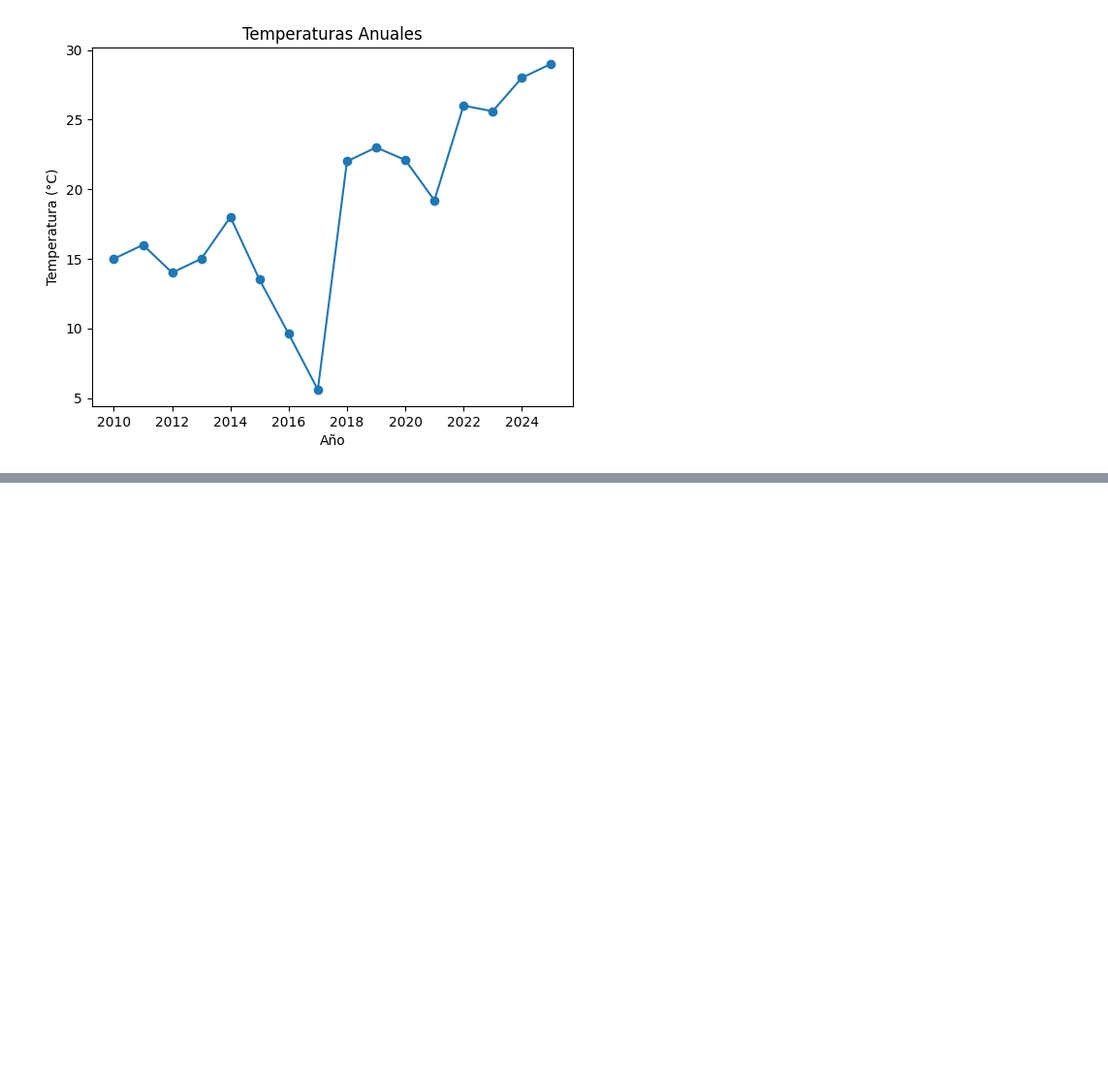
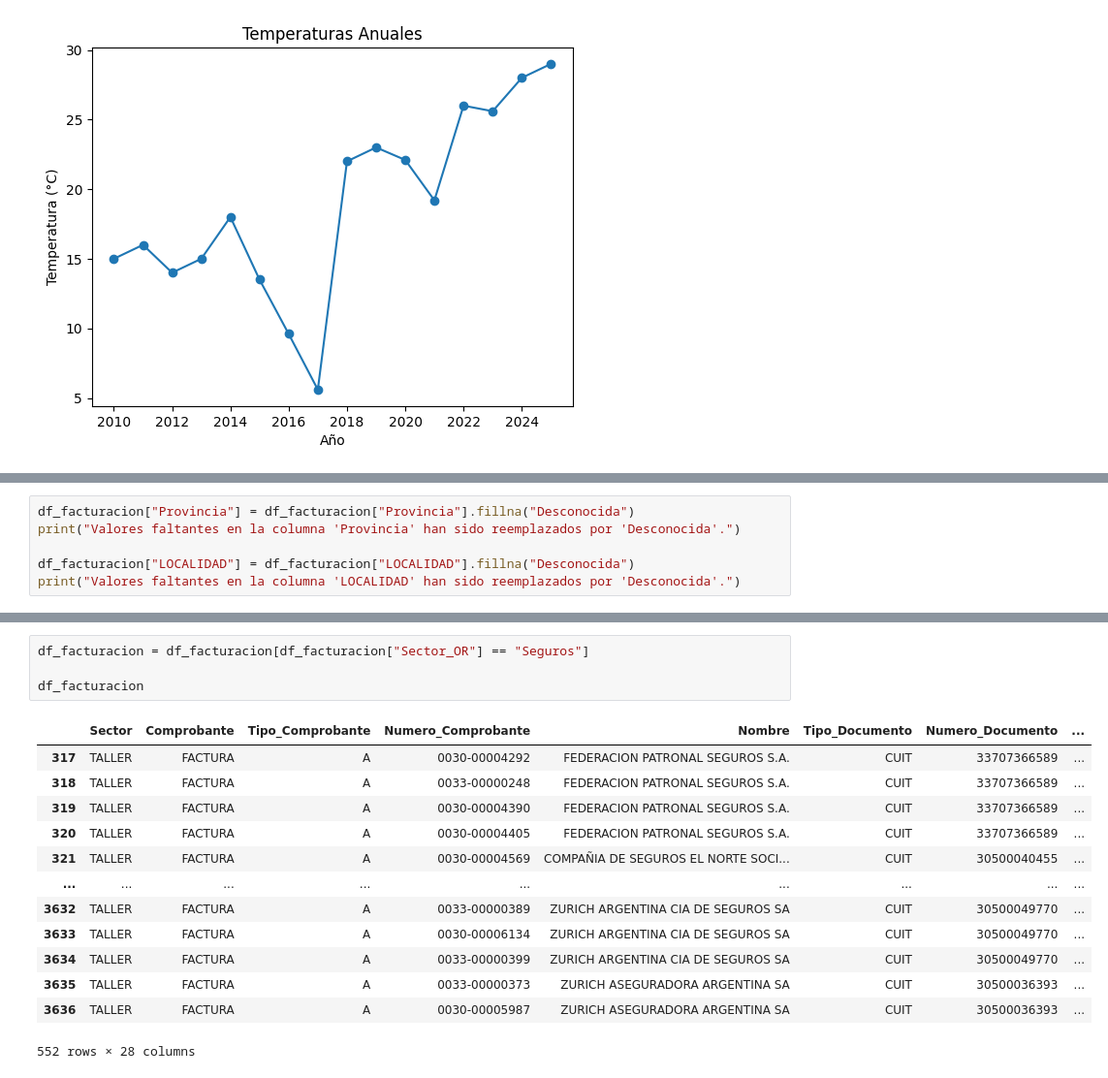
Before and after one commit to epere18/Teclab, a Jupyter notebook: Procesamiento_de_datos/Modulo_4/Practica_pd.ipynb, the cells around one changed output, grey strips where cells are left out. Shown at 97% size. Drawn from its saved outputs; the diff is of its cells as text; blank space fills up the shorter version.

```diff
--- a/Procesamiento_de_datos/Modulo_4/Practica_pd.ipynb
+++ b/Procesamiento_de_datos/Modulo_4/Practica_pd.ipynb
@@ -336,0 +436,6 @@ dtype: float64
+# %%
+df_facturacion["Provincia"] = df_facturacion["Provincia"].fillna("Desconocida")
+print("Valores faltantes en la columna 'Provincia' han sido reemplazados por 'Desconocida'.")
+
+df_facturacion["LOCALIDAD"] = df_facturacion["LOCALIDAD"].fillna("Desconocida")
+print("Valores faltantes en la columna 'LOCALIDAD' han sido reemplazados por 'Desconocida'.")
@@ -336,0 +493,18 @@ dtype: float64
+# %%
+df_facturacion = df_facturacion[df_facturacion["Sector_OR"] == "Seguros"]
+
+df_facturacion
+# %% [output]
+|  | Sector | Comprobante | Tipo_Comprobante | Numero_Comprobante | Nombre | Tipo_Documento | Numero_Documento | ... |
+| 317 | TALLER | FACTURA | A | 0030-00004292 | FEDERACION PATRONAL SEGUROS S.A. | CUIT | 33707366589 | ... |
+| 318 | TALLER | FACTURA | A | 0033-00000248 | FEDERACION PATRONAL SEGUROS S.A. | CUIT | 33707366589 | ... |
+| 319 | TALLER | FACTURA | A | 0030-00004390 | FEDERACION PATRONAL SEGUROS S.A. | CUIT | 33707366589 | ... |
+| 320 | TALLER | FACTURA | A | 0030-00004405 | FEDERACION PATRONAL SEGUROS S.A. | CUIT | 33707366589 | ... |
+| 321 | TALLER | FACTURA | A | 0030-00004569 | COMPAÑIA DE SEGUROS EL NORTE SOCI... | CUIT | 30500040455 | ... |
+| ... | ... | ... | ... | ... | ... | ... | ... | ... |
+| 3632 | TALLER | FACTURA | A | 0033-00000389 | ZURICH ARGENTINA CIA DE SEGUROS SA | CUIT | 30500049770 | ... |
+| 3633 | TALLER | FACTURA | A | 0030-00006134 | ZURICH ARGENTINA CIA DE SEGUROS SA | CUIT | 30500049770 | ... |
+| 3634 | TALLER | FACTURA | A | 0033-00000399 | ZURICH ARGENTINA CIA DE SEGUROS SA | CUIT | 30500049770 | ... |
+| 3635 | TALLER | FACTURA | A | 0033-00000373 | ZURICH ASEGURADORA ARGENTINA SA | CUIT | 30500036393 | ... |
+| 3636 | TALLER | FACTURA | A | 0030-00005987 | ZURICH ASEGURADORA ARGENTINA SA | CUIT | 30500036393 | ... |
+552 rows × 28 columns
```
Also changed, not shown: parts of 17 cells of this notebook, 3 other files.
